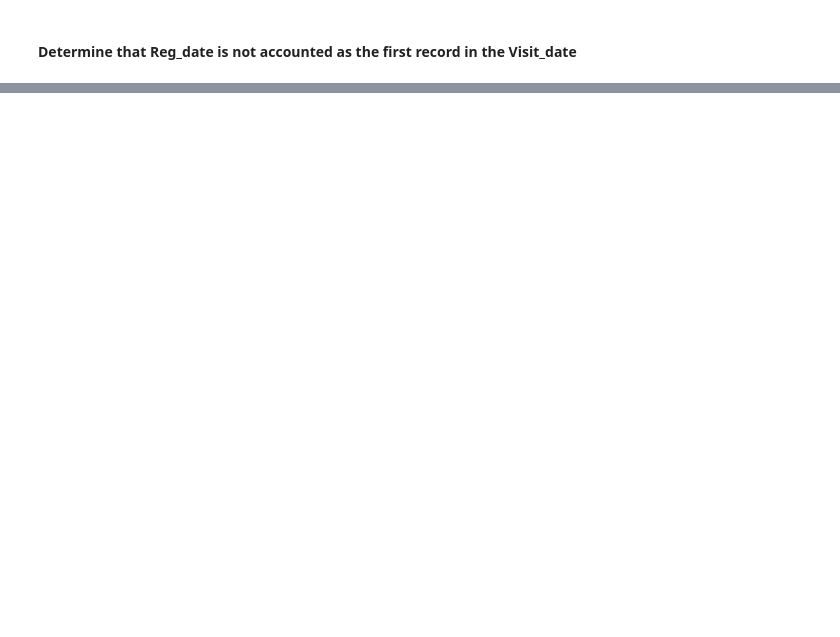
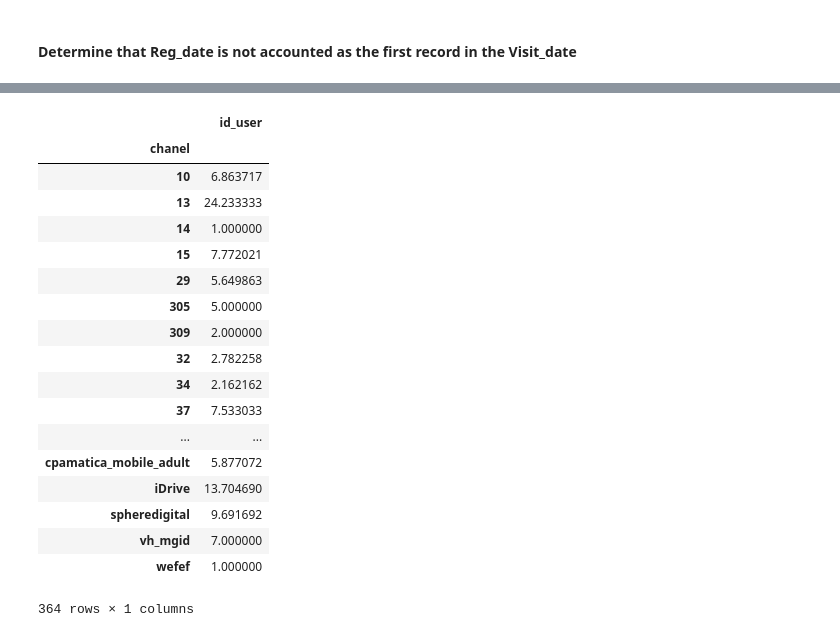
Before and after one commit to 3v1l91l/dss1, a Jupyter notebook: solution.ipynb, the cells around one changed output, grey strips where cells are left out. Drawn from its saved outputs; the diff is of its cells as text; code cells hidden in the pictures; blank space fills up the shorter version.

```diff
--- a/solution.ipynb
+++ b/solution.ipynb
@@ -259,0 +303,22 @@ dtype: int64
+# %%
+zz = visits_users_df.groupby(['chanel', 'id_user']).agg({'id_user': 'count'}).groupby(level=0).mean()
+# %% [output]
+|  | id_user |
+| chanel |  |
+| 10 | 6.863717 |
+| 13 | 24.233333 |
+| 14 | 1.000000 |
+| 15 | 7.772021 |
+| 29 | 5.649863 |
+| 305 | 5.000000 |
+| 309 | 2.000000 |
+| 32 | 2.782258 |
+| 34 | 2.162162 |
+| 37 | 7.533033 |
+| ... | ... |
+| cpamatica_mobile_adult | 5.877072 |
+| iDrive | 13.704690 |
+| spheredigital | 9.691692 |
+| vh_mgid | 7.000000 |
+| wefef | 1.000000 |
+364 rows × 1 columns
```
Also changed, not shown: parts of 15 cells of this notebook.
